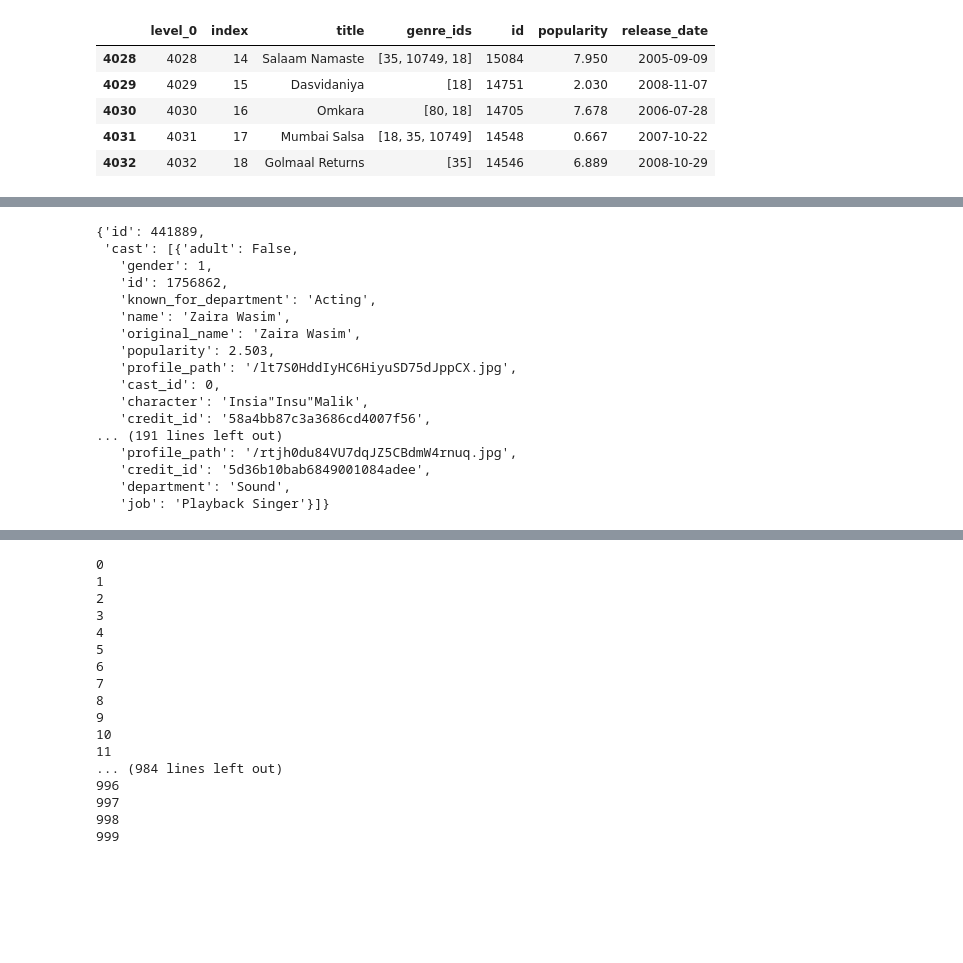
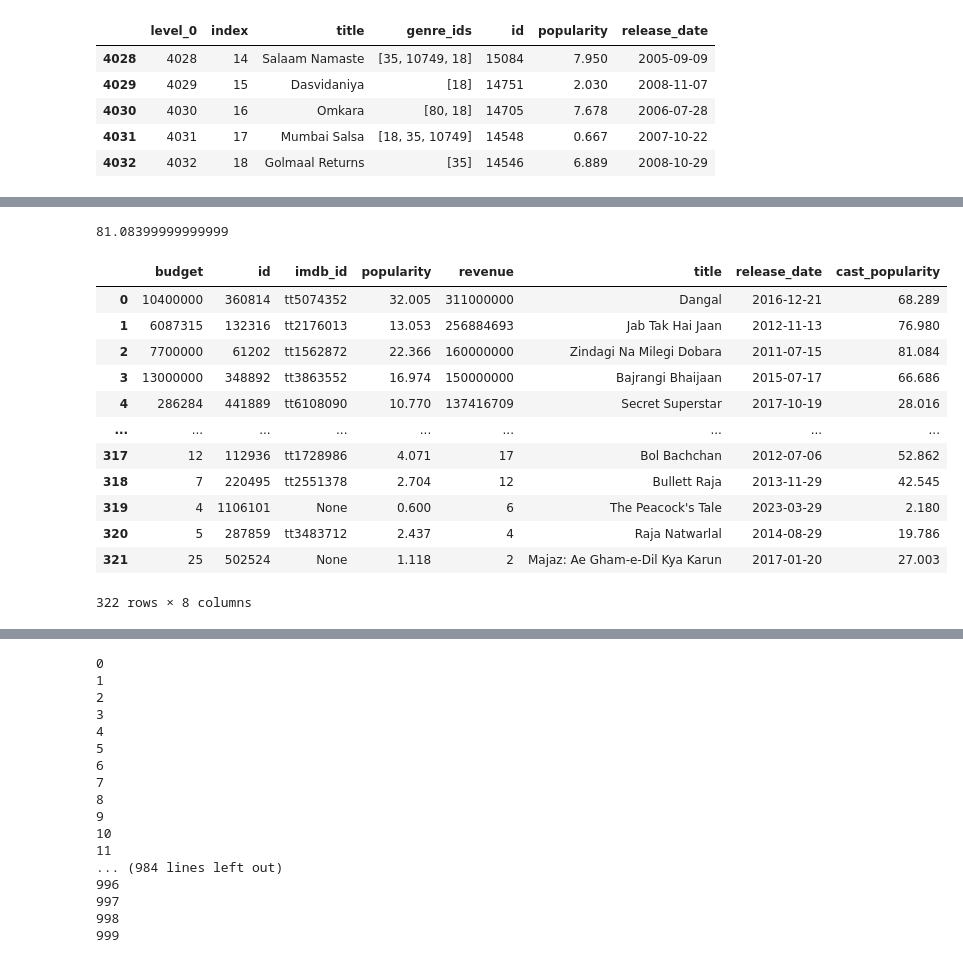
Before and after one commit to jai3703/box_office_prediction, a Jupyter notebook: 00_data_collection.ipynb, the cells around one changed output, grey strips where cells are left out. Drawn from its saved outputs; the diff is of its cells as text; code cells hidden in the pictures; blank space fills up the shorter version.

Commit message:
added 1st phase of data pull

```diff
--- a/00_data_collection.ipynb
+++ b/00_data_collection.ipynb
@@ -68,0 +69,3 @@ ValueError: The truth value of a Series is ambiguous. Use a.empty, a.bool(), a.i
+# %%
+first_level_information = movie_details_filtered.merge(movies_info[['id','release_date']],on='id',how='left')
+first_level_information
@@ -69,25 +86,40 @@ ValueError: The truth value of a Series is ambiguous. Use a.empty, a.bool(), a.i
 # %%
 def get_movie_cast(movie_id):
-    url = f"https://api.themoviedb.org/3/movie/{movie_id}/credits?api_key={apikey_tmdb}"
+    url = f"https://api.themoviedb.org/3/movie/{movie_id}/credits?api_key={api_key}"
     response = requests.get(url).json()
     return response
-# %%
-get_movie_cast(film_info['id'][4])
-# %% [output]
-{'id': 441889,
- 'cast': [{'adult': False,
-   'gender': 1,
-   'id': 1756862,
-   'known_for_department': 'Acting',
-   'name': 'Zaira Wasim',
-   'original_name': 'Zaira Wasim',
-   'popularity': 2.503,
-   'profile_path': '/lt7S0HddIyHC6HiyuSD75dJppCX.jpg',
-   'cast_id': 0,
-   'character': 'Insia"Insu"Malik',
-   'credit_id': '58a4bb87c3a3686cd4007f56',
-... (191 lines left out)
-   'profile_path': '/rtjh0du84VU7dqJZ5CBdmW4rnuq.jpg',
-   'credit_id': '5d36b10bab6849001084adee',
-   'department': 'Sound',
-   'job': 'Playback Singer'}]}
+# %%
+def get_cast_popularity(movie_id):
+    cast_details = get_movie_cast(movie_id)
+    cast_popularity = 0
+    for i in range(len(cast_details['cast'])):
+        cast_popularity += cast_details['cast'][i]['popularity']
+    return cast_popularity
+
+get_cast_popularity(61202)
+# %% [output]
+81.08399999999999
+# %%
+cast_pop_dict ={'id':[],'cast_popularity':[]}
+for i in range(len(first_level_information)):
+    cast_popularity = get_cast_popularity(first_level_information['id'][i])
+    cast_pop_dict['id'].append(first_level_information['id'][i])
+    cast_pop_dict['cast_popularity'].append(cast_popularity)
+cast_popularity_df = pd.DataFrame(cast_pop_dict)
+# %%
+second_level_info = first_level_information.merge(cast_popularity_df,on='id',how='left')
+second_level_info
+# %% [output]
+|  | budget | id | imdb_id | popularity | revenue | title | release_date | cast_popularity |
+| 0 | 10400000 | 360814 | tt5074352 | 32.005 | 311000000 | Dangal | 2016-12-21 | 68.289 |
+| 1 | 6087315 | 132316 | tt2176013 | 13.053 | 256884693 | Jab Tak Hai Jaan | 2012-11-13 | 76.980 |
+| 2 | 7700000 | 61202 | tt1562872 | 22.366 | 160000000 | Zindagi Na Milegi Dobara | 2011-07-15 | 81.084 |
+| 3 | 13000000 | 348892 | tt3863552 | 16.974 | 150000000 | Bajrangi Bhaijaan | 2015-07-17 | 66.686 |
+| 4 | 286284 | 441889 | tt6108090 | 10.770 | 137416709 | Secret Superstar | 2017-10-19 | 28.016 |
+| ... | ... | ... | ... | ... | ... | ... | ... | ... |
+| 317 | 12 | 112936 | tt1728986 | 4.071 | 17 | Bol Bachchan | 2012-07-06 | 52.862 |
+| 318 | 7 | 220495 | tt2551378 | 2.704 | 12 | Bullett Raja | 2013-11-29 | 42.545 |
+| 319 | 4 | 1106101 | None | 0.600 | 6 | The Peacock's Tale | 2023-03-29 | 2.180 |
+| 320 | 5 | 287859 | tt3483712 | 2.437 | 4 | Raja Natwarlal | 2014-08-29 | 19.786 |
+| 321 | 25 | 502524 | None | 1.118 | 2 | Majaz: Ae Gham-e-Dil Kya Karun | 2017-01-20 | 27.003 |
+322 rows × 8 columns
```
Also changed, not shown: parts of 4 cells of this notebook.
